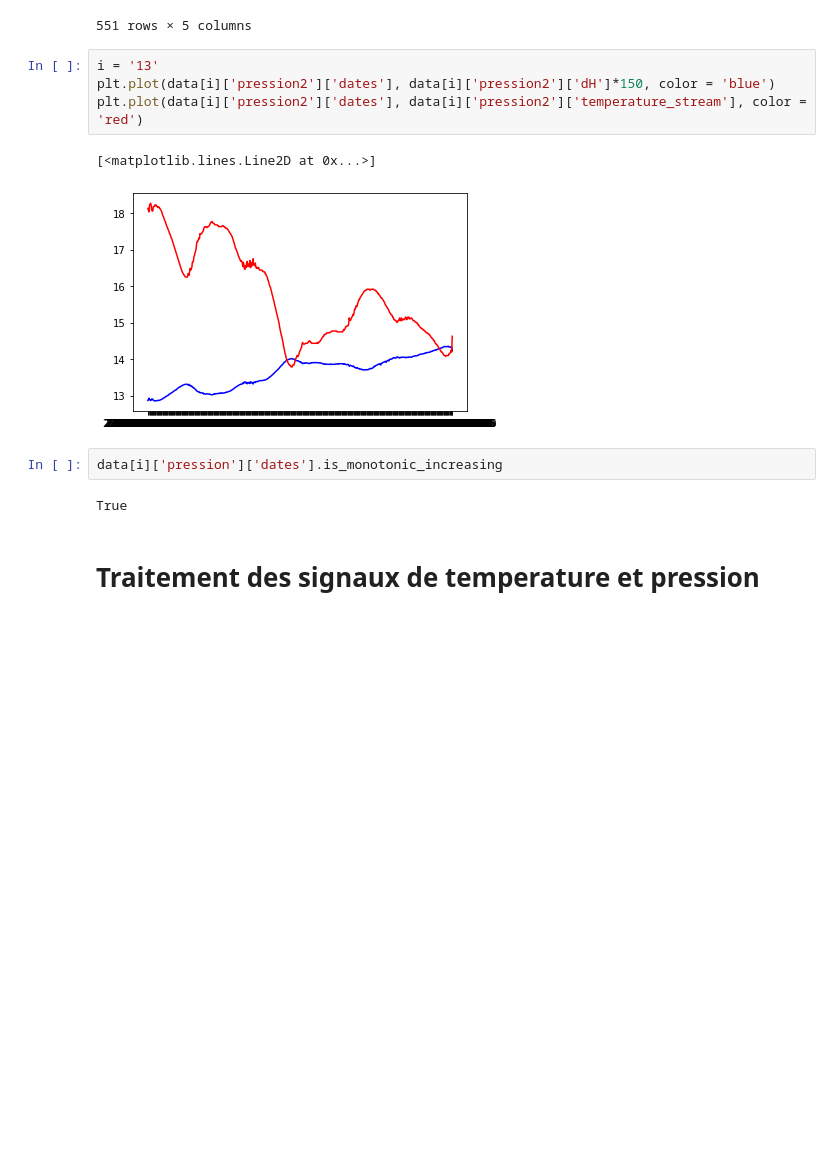
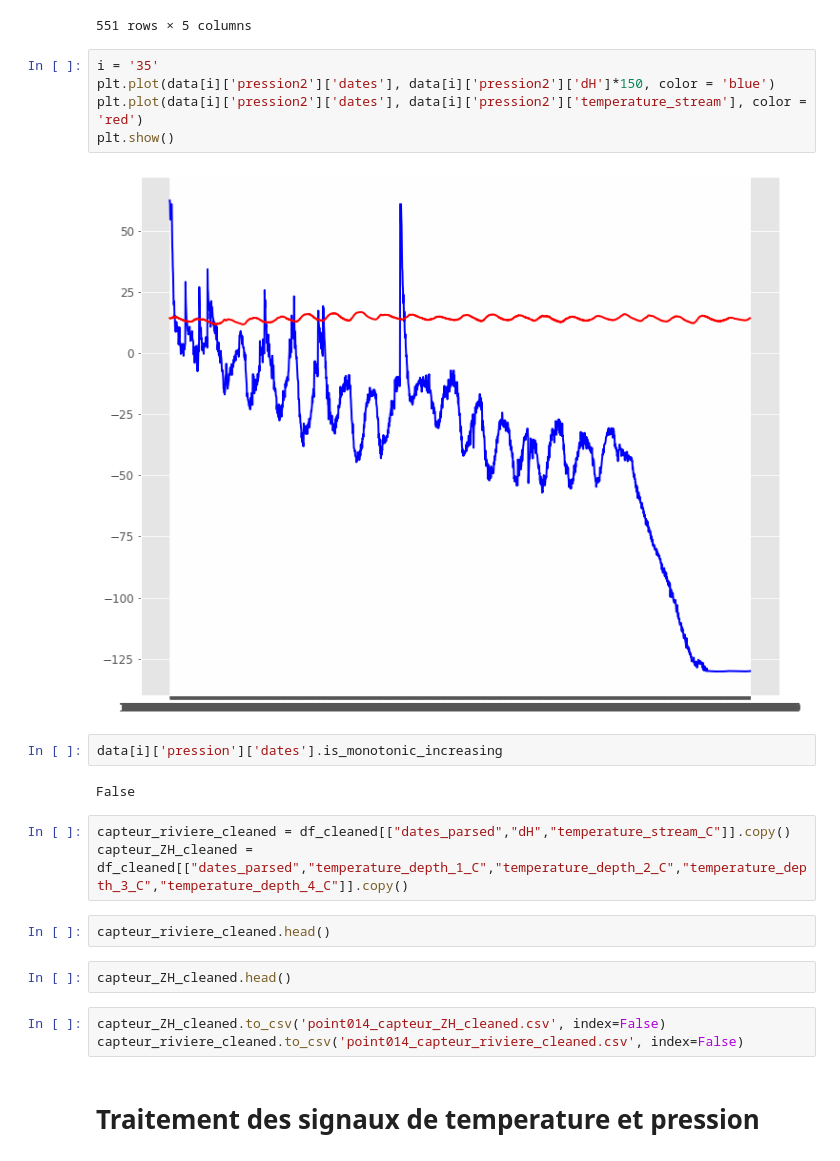
Before and after one commit to Lauredesorgues/MOLONARI_projet_3-, a Jupyter notebook: traitement_data_molonari_12-10_Francisco_mod.ipynb, the cells around one changed output. Drawn from its saved outputs; the diff is of its cells as text; blank space fills up the shorter version.

```diff
--- a/traitement_data_molonari_12-10_Francisco_mod.ipynb
+++ b/traitement_data_molonari_12-10_Francisco_mod.ipynb
@@ -322,16 +328,26 @@ data['14']['temperature2']
 | 562 | 29-07-2015 10:30 | 18.081 | 15.629 | 18.461 | 17.320 |
 551 rows × 5 columns
 # %%
-i = '13'
+i = '35'
 plt.plot(data[i]['pression2']['dates'], data[i]['pression2']['dH']*150, color = 'blue')
 plt.plot(data[i]['pression2']['dates'], data[i]['pression2']['temperature_stream'], color = 'red')
+plt.show()
 # %% [output]
-[<matplotlib.lines.Line2D at 0x...>]
-[figure, old version]
+[figure, new version]
 # %%
 data[i]['pression']['dates'].is_monotonic_increasing
 # %% [output]
-True
+False
+# %%
+capteur_riviere_cleaned = df_cleaned[["dates_parsed","dH","temperature_stream_C"]].copy()
+capteur_ZH_cleaned = df_cleaned[["dates_parsed","temperature_depth_1_C","temperature_depth_2_C","temperature_depth_3_C","temperature_depth_4_C"]].copy()
+# %%
+capteur_riviere_cleaned.head()
+# %%
+capteur_ZH_cleaned.head()
+# %%
+capteur_ZH_cleaned.to_csv('point014_capteur_ZH_cleaned.csv', index=False)
+capteur_riviere_cleaned.to_csv('point014_capteur_riviere_cleaned.csv', index=False)
 # %% [markdown]
 # Traitement des signaux de temperature et pression
 # %% [markdown]
```
Also changed, not shown: parts of 14 cells of this notebook, 38 other files.
